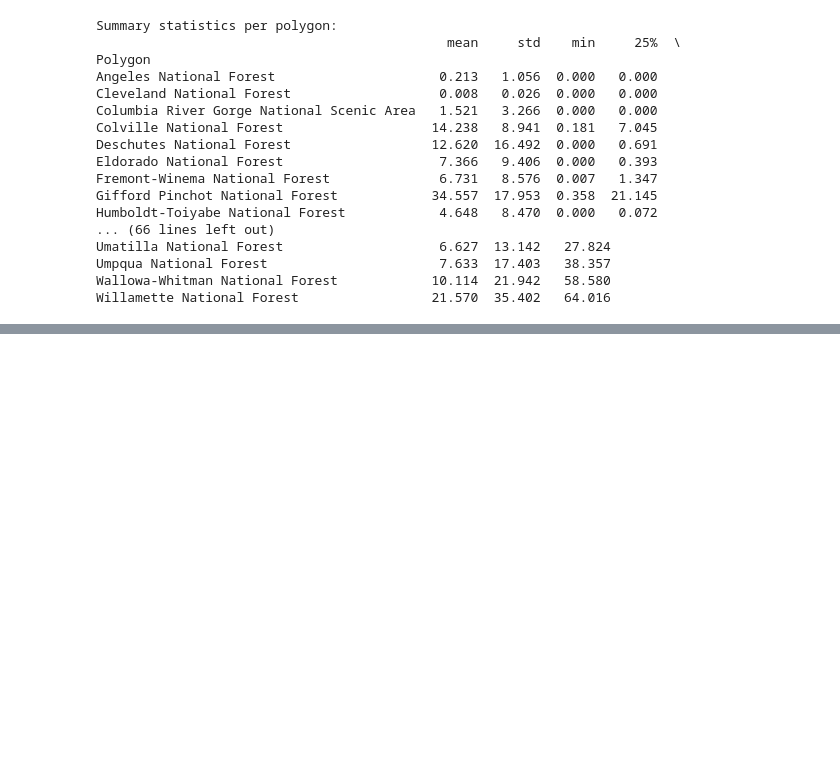
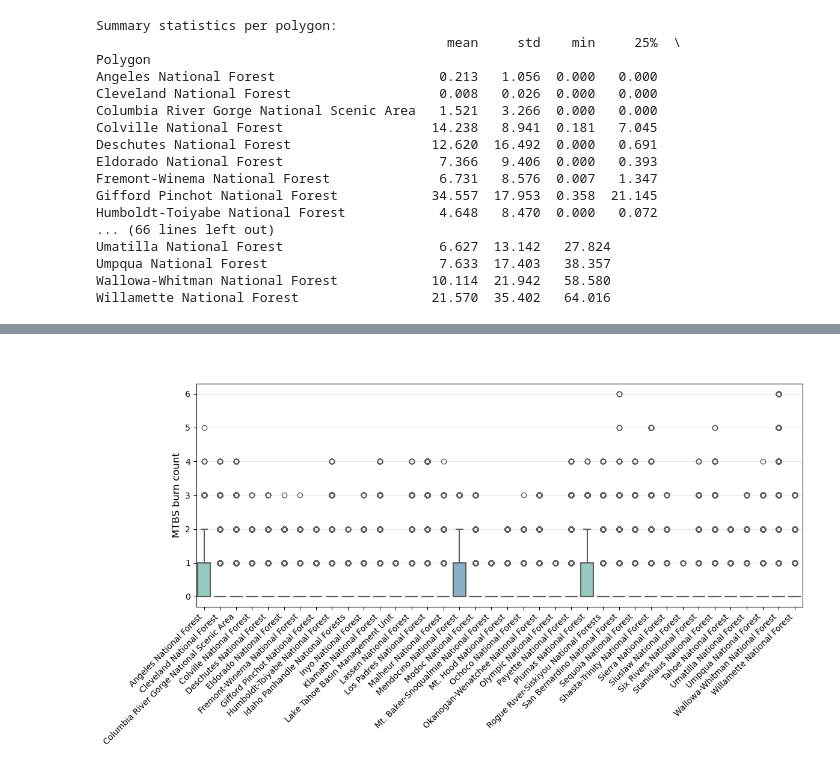
Before and after one commit to th2018/WEST_COAST_ES, a Jupyter notebook: mask_boxplot.ipynb, the cells around one changed output, grey strips where cells are left out. Saved outputs shown, nothing was run; the diff lists cells and outputs as text; code cells hidden in the pictures; blank space fills up the shorter version.

```diff
--- a/mask_boxplot.ipynb
+++ b/mask_boxplot.ipynb
@@ -251,3 +251,96 @@ Umatilla National Forest                    6.627  13.142   27.824
 Umpqua National Forest                      7.633  17.403   38.357
 Wallowa-Whitman National Forest            10.114  21.942   58.580
 Willamette National Forest                 21.570  35.402   64.016
+# %%
+raster_path = r"C:\Users\taohuang\Downloads\mtbs_perimeter_data\mtbs_overlap_count_500m.tif"
+ylab = "MTBS burn count"
+shapefile_path =  r"C:\Users\taohuang\Downloads\westcoast_forests.shp" #"data/sample_polygons.shp"  # Your polygons
+
+# Optional: give nice names using a column in your shapefile
+label_column = 'FORESTNAME'   # e.g., 'Plot_ID', 'Field', 'Zone', etc. Change accordingly!
+
+# -----------------------------
+# 2. Read data
+# -----------------------------
+gdf = gpd.read_file(shapefile_path)
+
+with rasterio.open(raster_path) as src:
+    raster_crs = src.crs
+    nodata = src.nodata
+
+# Reproject polygons to raster CRS if needed
+if gdf.crs != raster_crs:
+    gdf = gdf.to_crs(raster_crs)
+
+# -----------------------------
+# 3. Extract values for each polygon
+# -----------------------------
+data_for_plotting = []
+
+with rasterio.open(raster_path) as src:
+    for idx, row in gdf.iterrows():
+        try:
+            # Crop and mask raster to polygon
+            geom = [mapping(row.geometry)]
+            out_image, _ = mask(src, geom, crop=True, filled=True, nodata=nodata)
+
+            # Extract values (assuming single band; change [0] for multi-band)
+            values = out_image[0].ravel()
+
+            # Remove nodata and NaN
+            if nodata is not None:
+                values = values[values != nodata]
+            values = values[np.isfinite(values)]
+
+            # Get label for this polygon
+            label = row[label_column] if label_column in row else f"Poly_{idx}"
+
+            # Append to list for plotting
+            if len(values) > 0:
+                for val in values:
+                    data_for_plotting.append({"Polygon": label, "Value": val})
+
+        except Exception as e:
+            print(f"Polygon {idx} failed: {e}")
+
+# Convert to DataFrame
+df = pd.DataFrame(data_for_plotting)
+
+
+# Step 1: Compute median per group
+medians = df.groupby('Polygon')['Value'].median()   # change 'category' and 'value' to your column names
+
+# Step 2: Get the order (ascending or descending)
+order = medians.sort_values(ascending=True).index
+
+# -----------------------------
+# 4. Plot boxplot (or violinplot)
+# -----------------------------
+plt.figure(figsize=(12, 7))
+
+# Option A: Classic boxplot
+sns.boxplot(x="Polygon", y="Value", data=df, palette="Set3", linewidth=1.5, order = order)
+
+# Option B: Violinplot (uncomment to use instead)
+# sns.violinplot(x="Polygon", y="Value", data=df, palette="muted", inner="quartile")
+
+# Option C: Boxplot + swarmplot (shows individual points)
+# sns.boxplot(x="Polygon", y="Value", data=df, palette="Set3", whis=1.5)
+# sns.swarmplot(x="Polygon", y="Value", data=df, color="black", alpha=0.6, size=3)
+
+plt.title(" ", fontsize=16, pad=20)
+plt.xlabel(" ", fontsize=12)
+plt.ylabel(ylab, fontsize=12)
+plt.xticks(rotation=45, ha='right')
+plt.grid(axis='y', alpha=0.3)
+
+plt.tight_layout()
+plt.show()
+
+# -----------------------------
+# 5. (Optional) Save summary statistics
+# -----------------------------
+summary = df.groupby("Polygon")["Value"].describe()[['mean', 'std', 'min', '25%', '50%', '75%', 'max']]
+print("\nSummary statistics per polygon:")
+print(summary.round(3))
+# %% [output]
@@ -253,0 +350 @@ Willamette National Forest                 21.570  35.402   64.016
+[figure, added]
```
Also changed, not shown: parts of 2 cells of this notebook, 1 other file.
